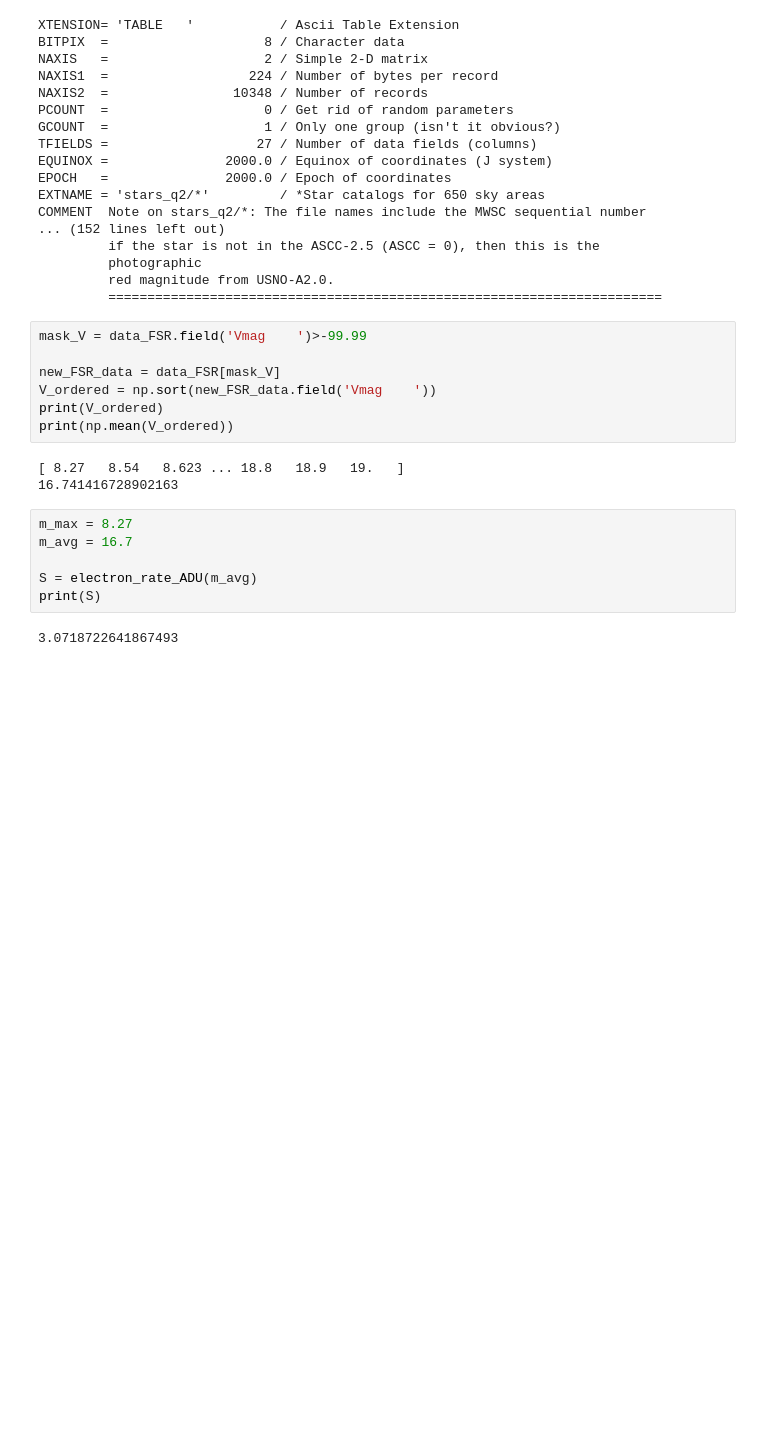
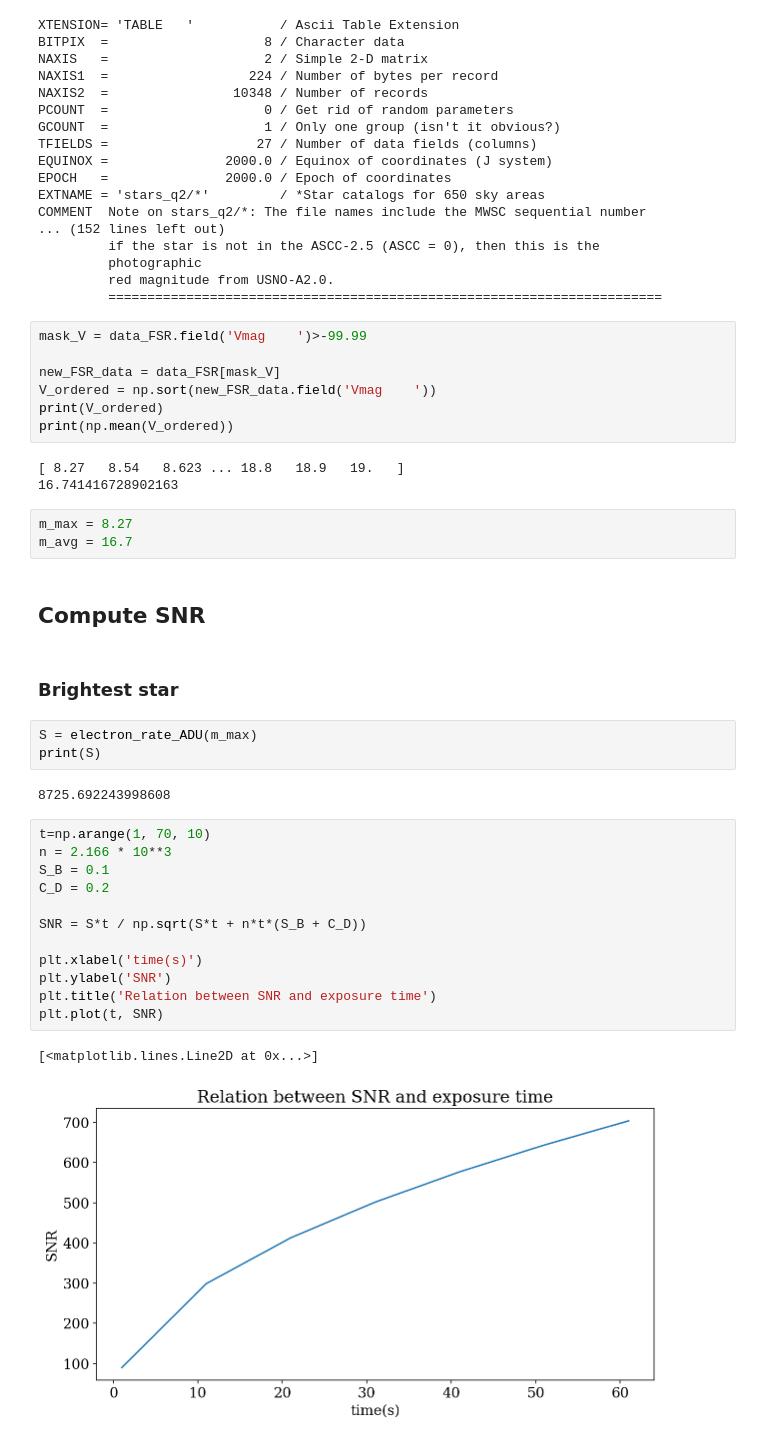
Before and after one commit to ludovicobizzarri/DataA, a Jupyter notebook: work/Laboratory of Data Acquisition.ipynb, the cells around one changed output. Saved outputs shown, nothing was run; the diff lists cells and outputs as text; blank space fills up the shorter version.

```diff
--- a/work/Laboratory of Data Acquisition.ipynb
+++ b/work/Laboratory of Data Acquisition.ipynb
@@ -205,8 +239,27 @@ print(np.mean(V_ordered))
 # %%
 m_max = 8.27
 m_avg = 16.7
-
-S = electron_rate_ADU(m_avg)
-print(S)
-# %% [output]
-3.0718722641867493
+# %% [markdown]
+## Compute SNR
+# %% [markdown]
+### Brightest star
+# %%
+S = electron_rate_ADU(m_max)
+print(S)
+# %% [output]
+8725.692243998608
+# %%
+t=np.arange(1, 70, 10)
+n = 2.166 * 10**3
+S_B = 0.1
+C_D = 0.2
+
+SNR = S*t / np.sqrt(S*t + n*t*(S_B + C_D))
+
+plt.xlabel('time(s)')
+plt.ylabel('SNR')
+plt.title('Relation between SNR and exposure time')
+plt.plot(t, SNR)
+# %% [output]
+[<matplotlib.lines.Line2D at 0x...>]
+[figure, added]
```
Also changed, not shown: parts of 26 cells of this notebook.
